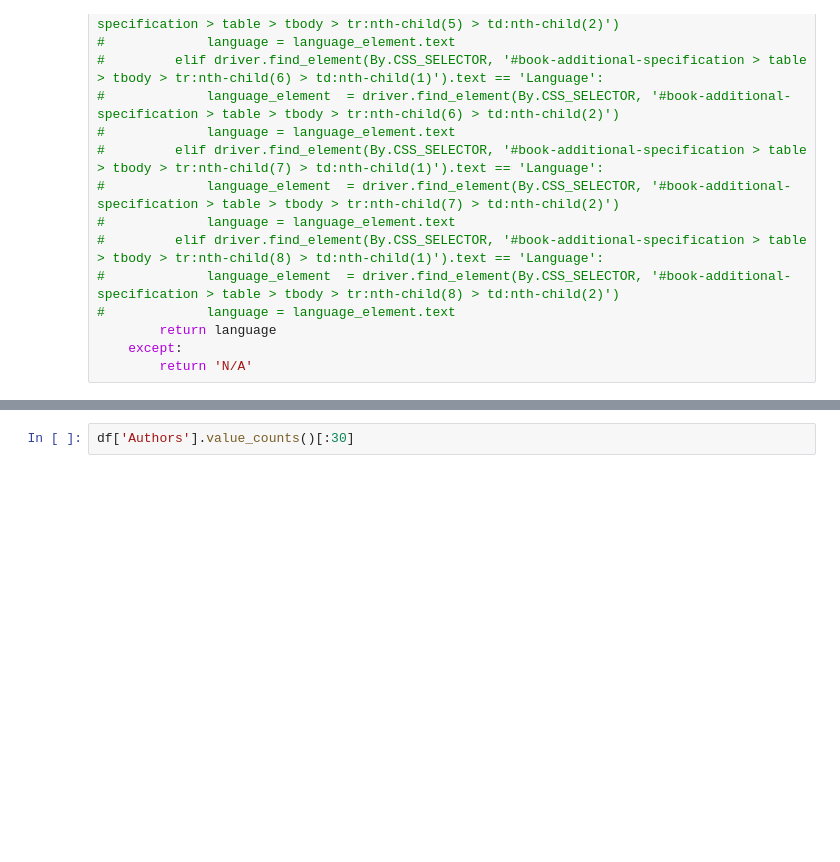
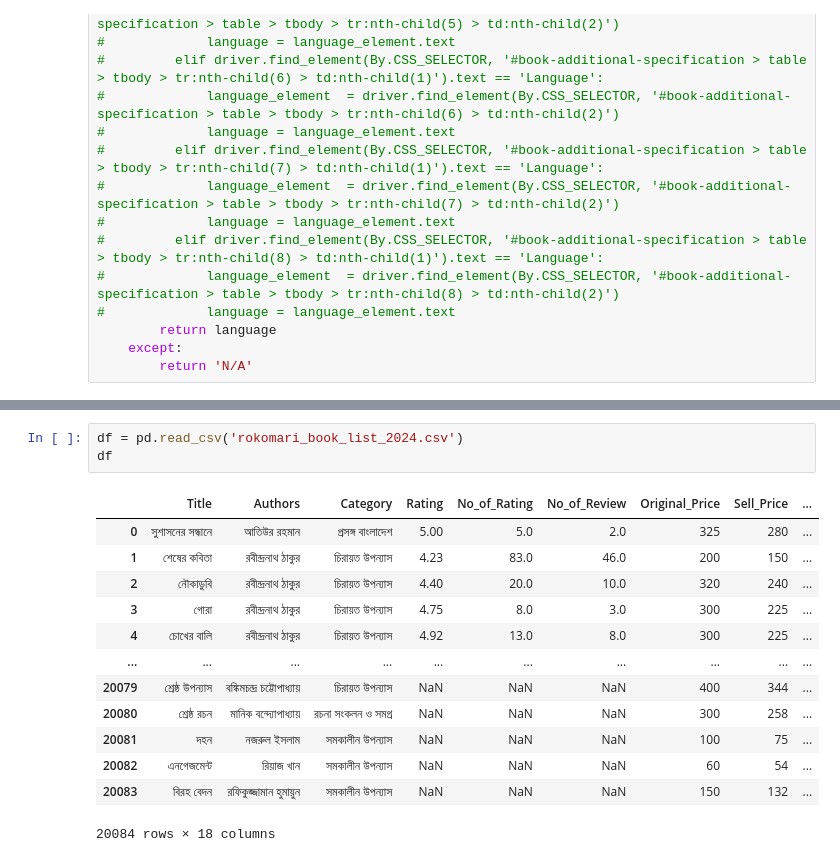
Before and after one commit to AhteshamUddowla/Web_Scraping, a Jupyter notebook: rokomari.com Scraping/rokomari.com scraping.ipynb, the cells around one changed output, grey strips where cells are left out. Saved outputs shown, nothing was run; the diff lists cells and outputs as text; blank space fills up the shorter version.

Commit message:
rokomari.com scraping using selenium

```diff
--- a/rokomari.com Scraping/rokomari.com scraping.ipynb
+++ b/rokomari.com Scraping/rokomari.com scraping.ipynb
@@ -684,2 +644,17 @@ dfa
-# %%
-df['Authors'].value_counts()[:30]
+# %%
+df = pd.read_csv('rokomari_book_list_2024.csv')
+df
+# %% [output]
+|  | Title | Authors | Category | Rating | No_of_Rating | No_of_Review | Original_Price | Sell_Price | ... |
+| 0 | সুশাসনের সন্ধানে | আতিউর রহমান | প্রসঙ্গ বাংলাদেশ | 5.00 | 5.0 | 2.0 | 325 | 280 | ... |
+| 1 | শেষের কবিতা | রবীন্দ্রনাথ ঠাকুর | চিরায়ত উপন্যাস | 4.23 | 83.0 | 46.0 | 200 | 150 | ... |
+| 2 | নৌকাডুবি | রবীন্দ্রনাথ ঠাকুর | চিরায়ত উপন্যাস | 4.40 | 20.0 | 10.0 | 320 | 240 | ... |
+| 3 | গোরা | রবীন্দ্রনাথ ঠাকুর | চিরায়ত উপন্যাস | 4.75 | 8.0 | 3.0 | 300 | 225 | ... |
+| 4 | চোখের বালি | রবীন্দ্রনাথ ঠাকুর | চিরায়ত উপন্যাস | 4.92 | 13.0 | 8.0 | 300 | 225 | ... |
+| ... | ... | ... | ... | ... | ... | ... | ... | ... | ... |
+| 20079 | শ্রেষ্ঠ উপন্যাস | বঙ্কিমচন্দ্র চট্টোপাধ্যায় | চিরায়ত উপন্যাস | NaN | NaN | NaN | 400 | 344 | ... |
+| 20080 | শ্রেষ্ঠ রচন | মানিক বন্দ্যোপাধ্যায় | রচনা সংকলন ও সমগ্র | NaN | NaN | NaN | 300 | 258 | ... |
+| 20081 | দহন | নজরুল ইসলাম | সমকালীন উপন্যাস | NaN | NaN | NaN | 100 | 75 | ... |
+| 20082 | এনগেজমেন্ট | রিয়াজ খান | সমকালীন উপন্যাস | NaN | NaN | NaN | 60 | 54 | ... |
+| 20083 | বিরহ বেদন | রফিকুজ্জামান হুমায়ুন | সমকালীন উপন্যাস | NaN | NaN | NaN | 150 | 132 | ... |
+20084 rows × 18 columns
```
Also changed, not shown: parts of 22 cells of this notebook, 1 other file.
